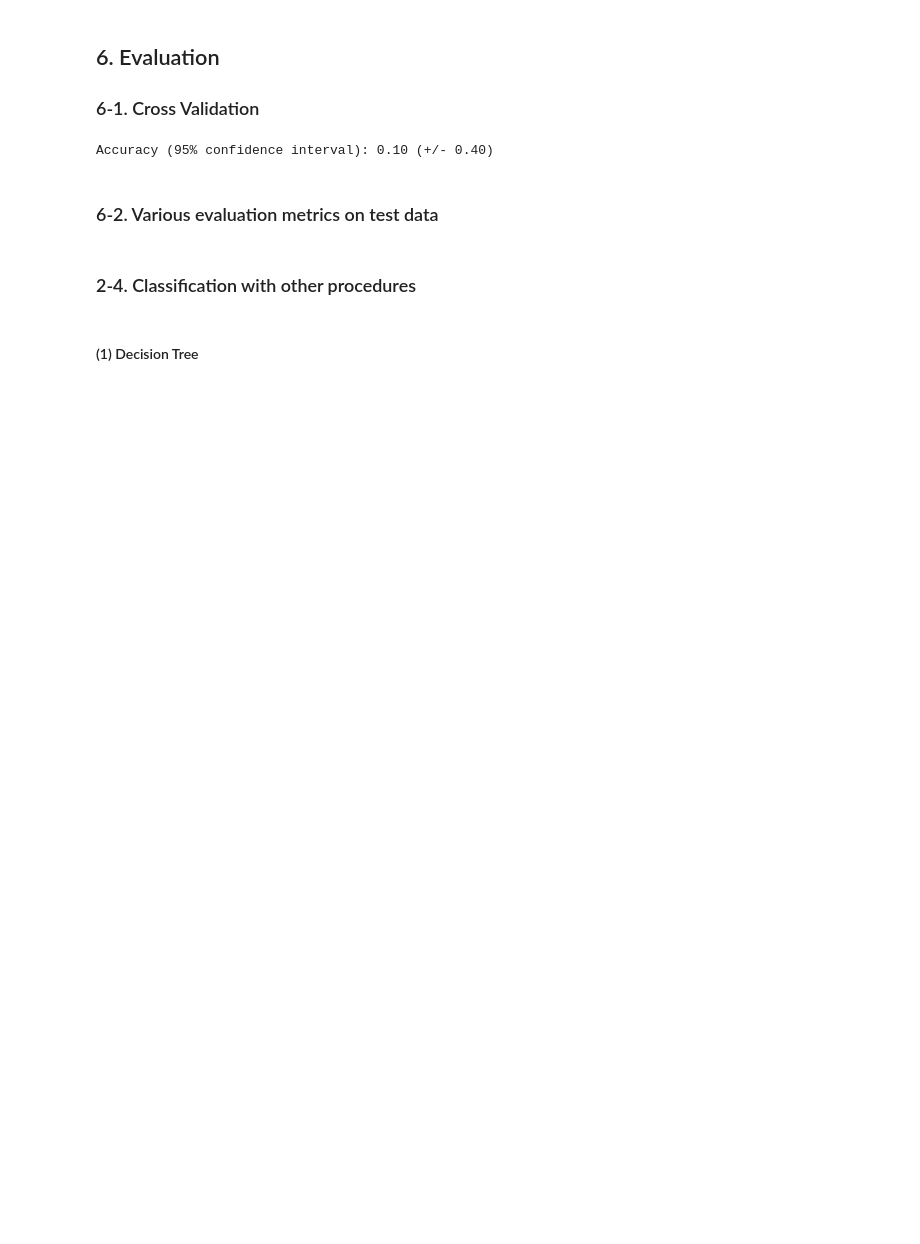
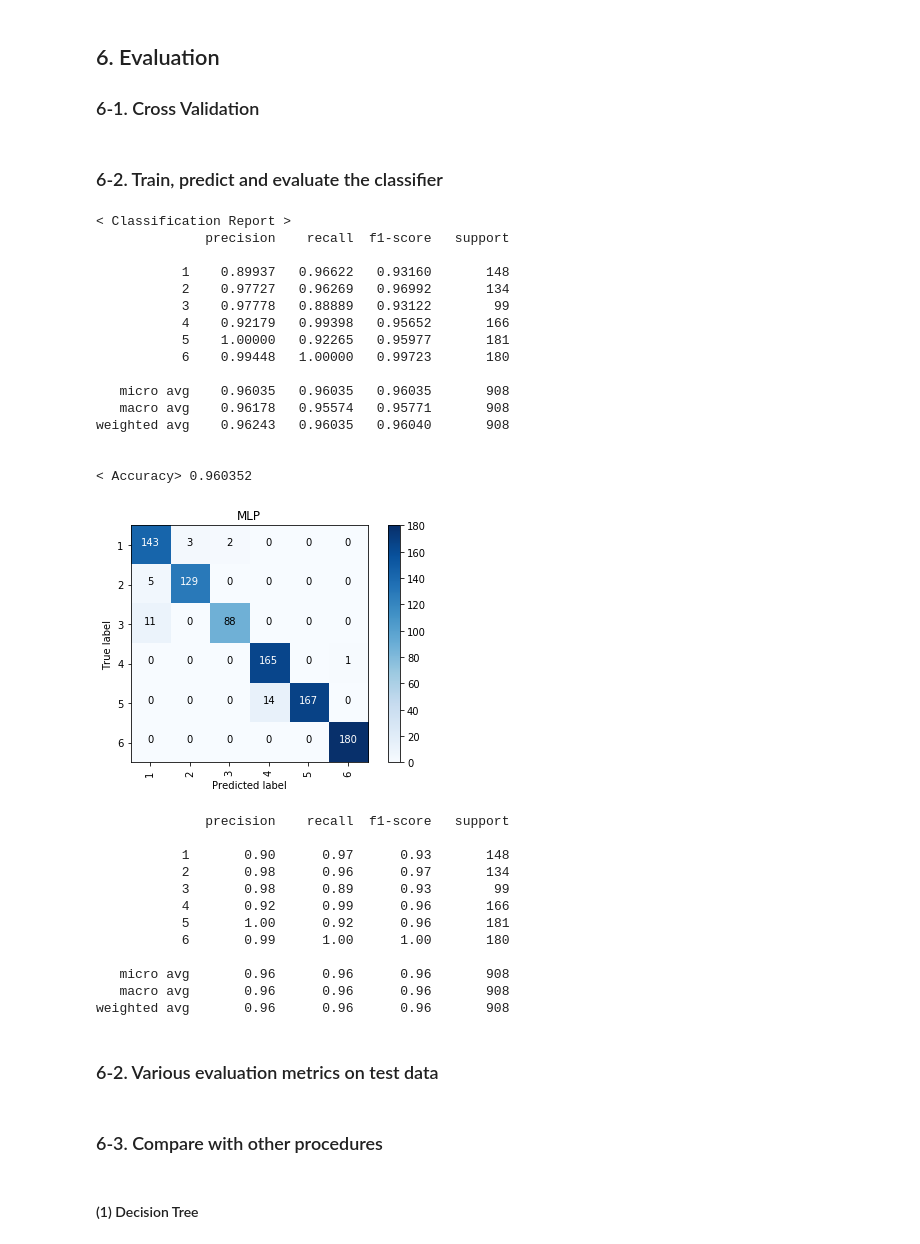
Before and after one commit to tomokoji/ce888assignment, a Jupyter notebook: src/assignment2_for_demo.ipynb, the cells around one changed output. Saved outputs shown, nothing was run; the diff lists cells and outputs as text; code cells hidden in the pictures; blank space fills up the shorter version.

```diff
--- a/src/assignment2_for_demo.ipynb
+++ b/src/assignment2_for_demo.ipynb
@@ -307,2 +248,0 @@ print ("[  O K  ] The result of Grid Search is exported to "
-# %%
-classifier.fit(X_tr, Y_tr)
@@ -311,6 +248,0 @@ classifier.fit(X_tr, Y_tr)
-# %%
-pred=classifier.predict(X_te)
-
-# for multi class tasks, decode the class attribute
-pred_df=pd.DataFrame(pred, columns=unique_labels)
-pred=pred_df.idxmax(axis=1)
@@ -349,4 +274,0 @@ scores=cross_validation()
-# %%
-print("Accuracy (95%% confidence interval): %0.2f (+/- %0.2f)" % (scores.mean(), scores.std() * 2))
-# %% [output]
-Accuracy (95% confidence interval): 0.10 (+/- 0.40)
@@ -353,2 +277,53 @@ Accuracy (95% confidence interval): 0.10 (+/- 0.40)
+# %% [markdown]
+### 6-2. Train, predict and evaluate the classifier
+# %%
+def evaluation(XX_tr, yy_tr, XX_te, yy_te):
+    from sklearn import metrics
+
+    yy_tr=MLP.multi_class(yy_tr)
+    model.fit(XX_tr, yy_tr, verbose=0)
+
+    pred=model.predict(XX_te)
+    pred_df=pd.DataFrame(pred, columns=unique_labels)
+    pred=pred_df.idxmax(axis=1)
+
+    print ("\n< Classification Report >")
+    print (metrics.classification_report(yy_te, pred, digits = 5))
+    print ("\n< Accuracy> %f" % metrics.accuracy_score(yy_te, pred))
+
+    return pred
+
+pred=evaluation(X_tr, y_tr, X_te, y_te)
+CLS.plot_confusion_matrix(y_te, pred, np.unique(y_te), pic_file, "MLP", "MLP")
+# %% [output]
+< Classification Report >
+              precision    recall  f1-score   support
+
+           1    0.89937   0.96622   0.93160       148
+           2    0.97727   0.96269   0.96992       134
+           3    0.97778   0.88889   0.93122        99
+           4    0.92179   0.99398   0.95652       166
+           5    1.00000   0.92265   0.95977       181
+           6    0.99448   1.00000   0.99723       180
+
+   micro avg    0.96035   0.96035   0.96035       908
+   macro avg    0.96178   0.95574   0.95771       908
+weighted avg    0.96243   0.96035   0.96040       908
+
+
+< Accuracy> 0.960352
+[figure, added]
+              precision    recall  f1-score   support
+
+           1       0.90      0.97      0.93       148
+           2       0.98      0.96      0.97       134
+           3       0.98      0.89      0.93        99
+           4       0.92      0.99      0.96       166
+           5       1.00      0.92      0.96       181
+           6       0.99      1.00      1.00       180
+
+   micro avg       0.96      0.96      0.96       908
+   macro avg       0.96      0.96      0.96       908
+weighted avg       0.96      0.96      0.96       908
 # %% [markdown]
 ### 6-2. Various evaluation metrics on test data
@@ -370,5 +330,5 @@ CLS.plot_confusion_matrix(cls_te, pred, unique_labels, "test", "NN", "NN")
 # %% [markdown]
-### 2-4. Classification with other procedures
+### 6-3. Compare with other procedures
 # %% [markdown]
 #### (1) Decision Tree
 # %%
```
Also changed, not shown: parts of 29 cells of this notebook, 11 other files.
